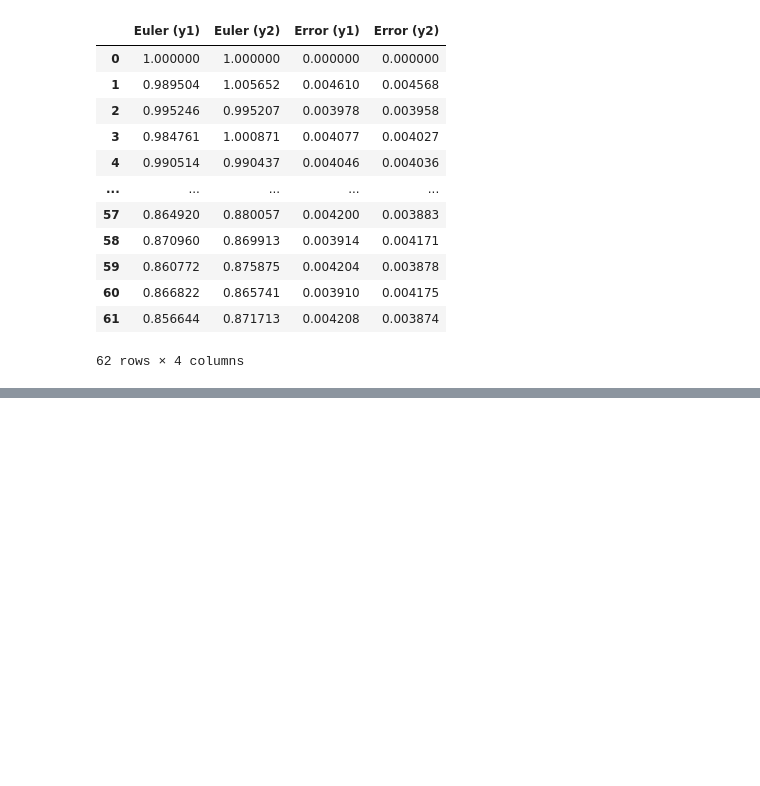
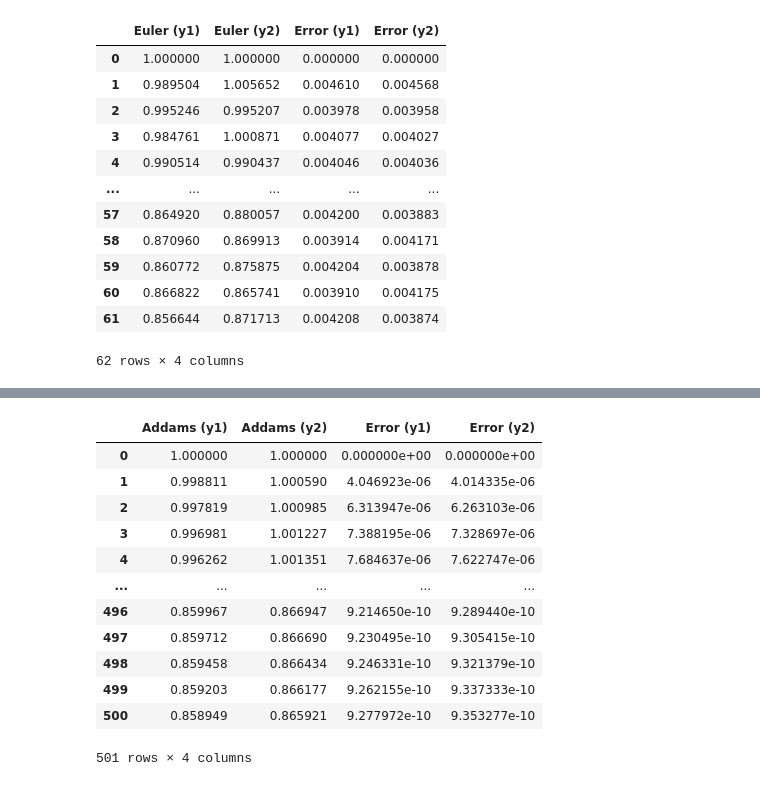
Before and after one commit to astatochek/mm-computational-workshop, a Jupyter notebook: 6-semester/6. Rigid Systems/note.ipynb, the cells around one changed output, grey strips where cells are left out. Saved outputs shown, nothing was run; the diff lists cells and outputs as text; code cells hidden in the pictures; blank space fills up the shorter version.

Commit message:
fix bugs, add addams

```diff
--- a/6-semester/6. Rigid Systems/note.ipynb
+++ b/6-semester/6. Rigid Systems/note.ipynb
@@ -212,0 +195,40 @@ pd.DataFrame({
+# %%
+# Метод Аддамса второго порядка
+
+def addams_2(h=.05) -> Tuple[NDArray, NDArray]:
+    n = int(.5 / h)
+    y_add = np.zeros((n+1, 2))
+    y_add[0] = np.array([1., 1.])
+    y_add_error = np.zeros((n+1, 2))
+    y_add_error[0] = np.array([0., 0.])
+    E = np.identity(2)
+    W = np.linalg.inv(E - A * h / 2) @ (E + A * h / 2)
+
+    for i in range(1, n + 1):
+        y_add[i] = W @ y_add[i-1]
+        y_add_error[i] = np.abs(y_add[i] - y_exact(i * h))
+
+    return y_add, y_add_error
+
+y_add, y_add_error = addams_2(.001)
+
+pd.DataFrame({
+    "Addams (y1)" : y_add.T[0],
+    "Addams (y2)" : y_add.T[1],
+    "Error (y1)": y_add_error.T[0],
+    "Error (y2)": y_add_error.T[1]
+})
+# %% [output]
+|  | Addams (y1) | Addams (y2) | Error (y1) | Error (y2) |
+| 0 | 1.000000 | 1.000000 | 0.000000e+00 | 0.000000e+00 |
+| 1 | 0.998811 | 1.000590 | 4.046923e-06 | 4.014335e-06 |
+| 2 | 0.997819 | 1.000985 | 6.313947e-06 | 6.263103e-06 |
+| 3 | 0.996981 | 1.001227 | 7.388195e-06 | 7.328697e-06 |
+| 4 | 0.996262 | 1.001351 | 7.684637e-06 | 7.622747e-06 |
+| ... | ... | ... | ... | ... |
+| 496 | 0.859967 | 0.866947 | 9.214650e-10 | 9.289440e-10 |
+| 497 | 0.859712 | 0.866690 | 9.230495e-10 | 9.305415e-10 |
+| 498 | 0.859458 | 0.866434 | 9.246331e-10 | 9.321379e-10 |
+| 499 | 0.859203 | 0.866177 | 9.262155e-10 | 9.337333e-10 |
+| 500 | 0.858949 | 0.865921 | 9.277972e-10 | 9.353277e-10 |
+501 rows × 4 columns
```
Also changed, not shown: parts of 3 cells of this notebook.
